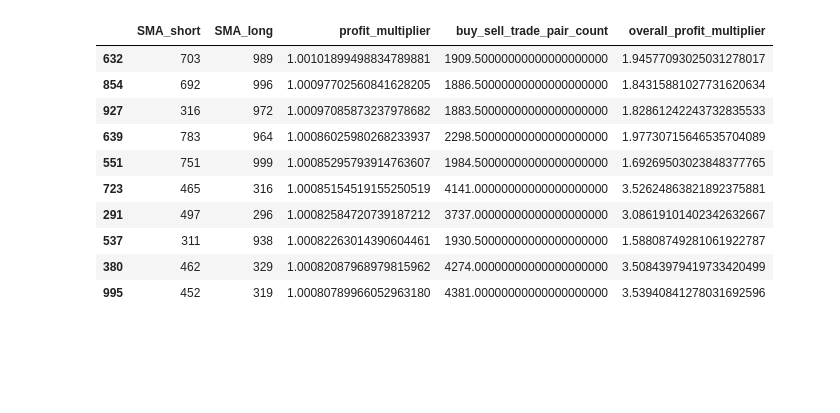
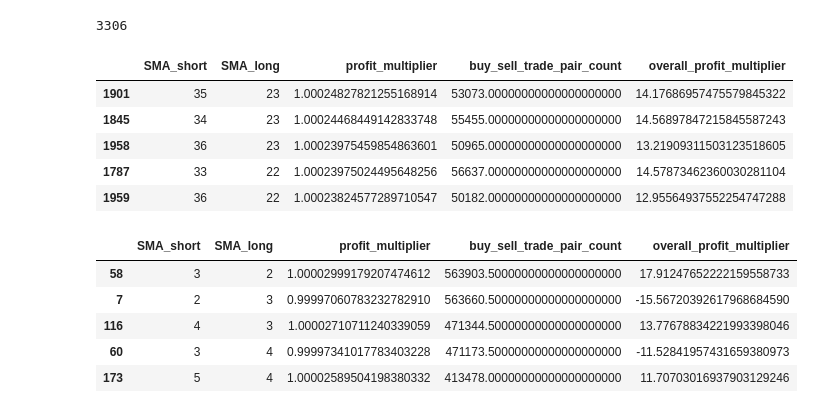
Before and after one commit to Firlej/backtesting-strategies, a Jupyter notebook: SMA.ipynb, the cells around one changed output. Saved outputs shown, nothing was run; the diff lists cells and outputs as text; code cells hidden in the pictures; blank space fills up the shorter version.

```diff
--- a/SMA.ipynb
+++ b/SMA.ipynb
@@ -45,14 +45,15 @@ def evaluate_signals(df):
     }
 # %%
-SMA_short_values = list(range(2,1000))
-SMA_long_values = list(range(2,1000))
-# Calculate all of the combinations
-sma_combinations = list(itertools.product(SMA_short_values, SMA_long_values))
+SMA_values = list(range(2,60, 1))
+sma_combinations = list(itertools.product(SMA_values, SMA_values))
 
 # skip same value pairs
 sma_combinations = [(short, long) for (short, long) in sma_combinations if short != long]
+# sma_combinations = random.choices(sma_combinations, k = min(len(sma_combinations), 2000))
 
-sma_combinations = random.choices(sma_combinations, k = min(len(sma_combinations), 1000))
+len(sma_combinations)
+# %% [output]
+3306
 # %%
 df_raw = get_df()
 
@@ -80,15 +80,20 @@ results = pd.DataFrame(results)
 # %%
 pd.options.display.float_format = '{:.20f}'.format
-results.nlargest(10, 'profit_multiplier')
-# %% [output]
-|  | SMA_short | SMA_long | profit_multiplier | buy_sell_trade_pair_count | overall_profit_multiplier |
-| 632 | 703 | 989 | 1.00101899498834789881 | 1909.50000000000000000000 | 1.94577093025031278017 |
-| 854 | 692 | 996 | 1.00097702560841628205 | 1886.50000000000000000000 | 1.84315881027731620634 |
-| 927 | 316 | 972 | 1.00097085873237978682 | 1883.50000000000000000000 | 1.82861242243732835533 |
-| 639 | 783 | 964 | 1.00086025980268233937 | 2298.50000000000000000000 | 1.97730715646535704089 |
-| 551 | 751 | 999 | 1.00085295793914763607 | 1984.50000000000000000000 | 1.69269503023848377765 |
-| 723 | 465 | 316 | 1.00085154519155250519 | 4141.00000000000000000000 | 3.52624863821892375881 |
-| 291 | 497 | 296 | 1.00082584720739187212 | 3737.00000000000000000000 | 3.08619101402342632667 |
-| 537 | 311 | 938 | 1.00082263014390604461 | 1930.50000000000000000000 | 1.58808749281061922787 |
-| 380 | 462 | 329 | 1.00082087968979815962 | 4274.00000000000000000000 | 3.50843979419733420499 |
-| 995 | 452 | 319 | 1.00080789966052963180 | 4381.00000000000000000000 | 3.53940841278031692596 |
+# %%
+results.nlargest(5, 'profit_multiplier')
+# %% [output]
+|  | SMA_short | SMA_long | profit_multiplier | buy_sell_trade_pair_count | overall_profit_multiplier |
+| 1901 | 35 | 23 | 1.00024827821255168914 | 53073.00000000000000000000 | 14.17686957475579845322 |
+| 1845 | 34 | 23 | 1.00024468449142833748 | 55455.00000000000000000000 | 14.56897847215845587243 |
+| 1958 | 36 | 23 | 1.00023975459854863601 | 50965.00000000000000000000 | 13.21909311503123518605 |
+| 1787 | 33 | 22 | 1.00023975024495648256 | 56637.00000000000000000000 | 14.57873462360030281104 |
+| 1959 | 36 | 22 | 1.00023824577289710547 | 50182.00000000000000000000 | 12.95564937552254747288 |
+# %%
+results.nlargest(5, 'buy_sell_trade_pair_count')
+# %% [output]
+|  | SMA_short | SMA_long | profit_multiplier | buy_sell_trade_pair_count | overall_profit_multiplier |
+| 58 | 3 | 2 | 1.00002999179207474612 | 563903.50000000000000000000 | 17.91247652222159558733 |
+| 7 | 2 | 3 | 0.99997060783232782910 | 563660.50000000000000000000 | -15.56720392617968684590 |
+| 116 | 4 | 3 | 1.00002710711240339059 | 471344.50000000000000000000 | 13.77678834221993398046 |
+| 60 | 3 | 4 | 0.99997341017783403228 | 471173.50000000000000000000 | -11.52841957431659380973 |
+| 173 | 5 | 4 | 1.00002589504198380332 | 413478.00000000000000000000 | 11.70703016937903129246 |
```
Also changed, not shown: parts of 7 cells of this notebook.
